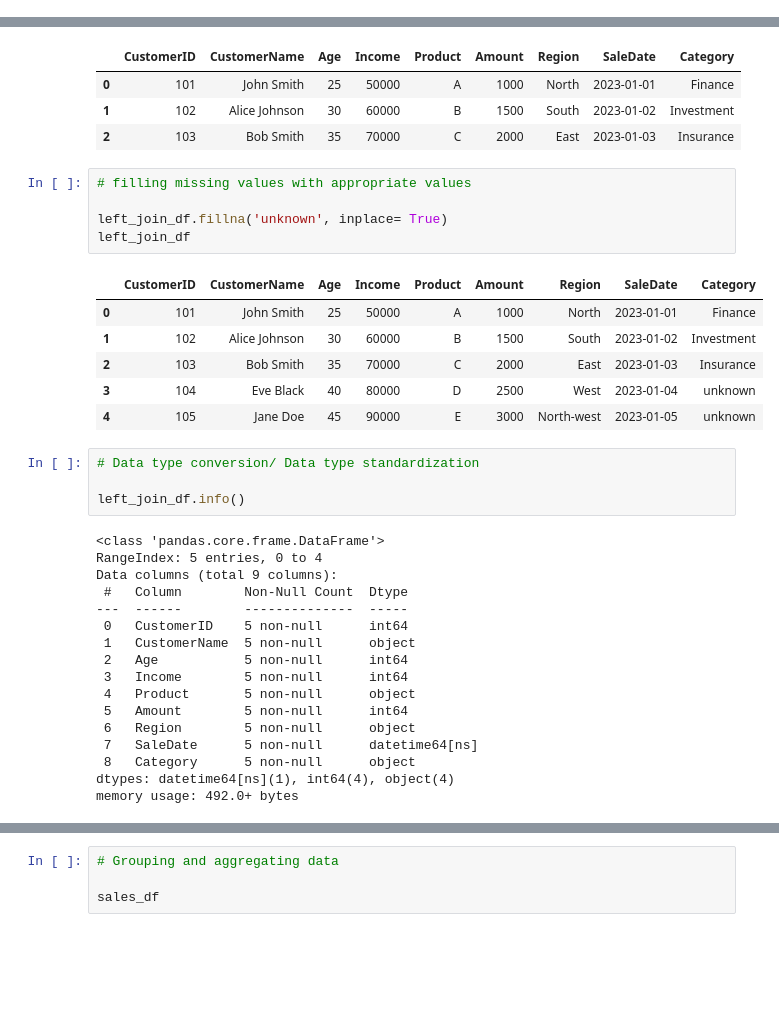
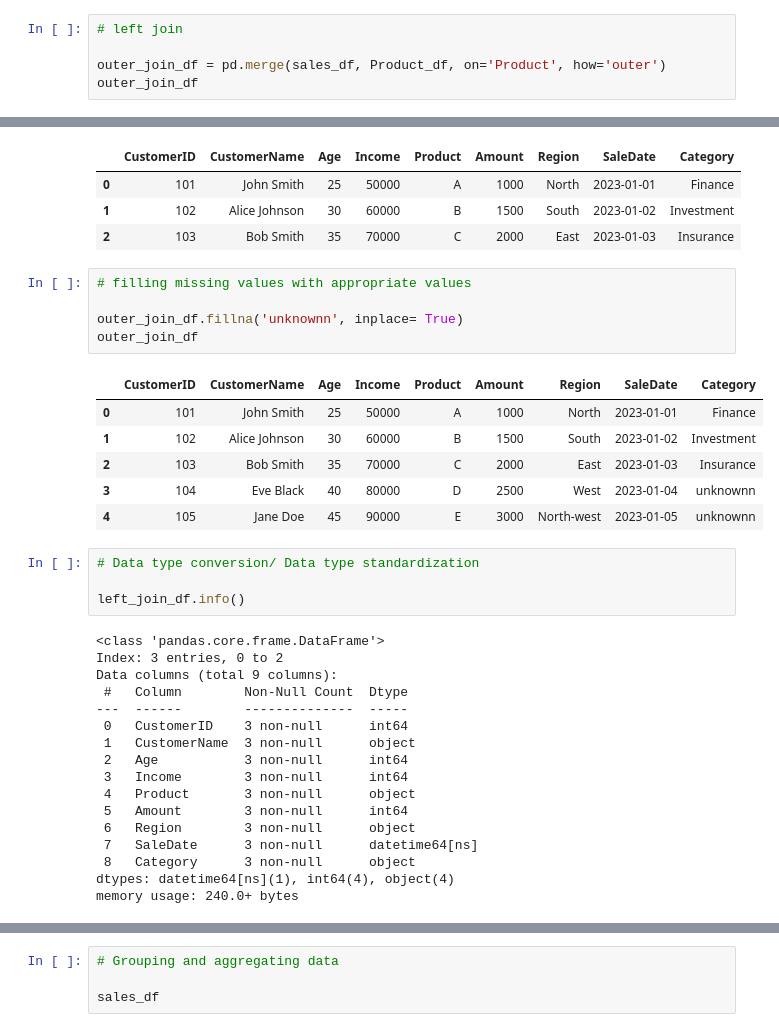
Before and after one commit to Seunelvis1/Data-Science, a Jupyter notebook: Python(Numpy&Pandas)/Numpy&Pandas.ipynb, the cells around one changed output, grey strips where cells are left out. Drawn from its saved outputs; the diff is of its cells as text; blank space fills up the shorter version.

```diff
--- a/Python(Numpy&Pandas)/Numpy&Pandas.ipynb
+++ b/Python(Numpy&Pandas)/Numpy&Pandas.ipynb
@@ -598,0 +613,5 @@ right_join_df
+# %%
+# left join
+
+outer_join_df = pd.merge(sales_df, Product_df, on='Product', how='outer')
+outer_join_df
@@ -647,36 +682,36 @@ left_join_df
 # %%
 # filling missing values with appropriate values
 
-left_join_df.fillna('unknown', inplace= True)
-left_join_df
+outer_join_df.fillna('unknownn', inplace= True)
+outer_join_df
 # %% [output]
 |  | CustomerID | CustomerName | Age | Income | Product | Amount | Region | SaleDate | Category |
 | 0 | 101 | John Smith | 25 | 50000 | A | 1000 | North | 2023-01-01 | Finance |
 | 1 | 102 | Alice Johnson | 30 | 60000 | B | 1500 | South | 2023-01-02 | Investment |
 | 2 | 103 | Bob Smith | 35 | 70000 | C | 2000 | East | 2023-01-03 | Insurance |
-| 3 | 104 | Eve Black | 40 | 80000 | D | 2500 | West | 2023-01-04 | unknown |
-| 4 | 105 | Jane Doe | 45 | 90000 | E | 3000 | North-west | 2023-01-05 | unknown |
+| 3 | 104 | Eve Black | 40 | 80000 | D | 2500 | West | 2023-01-04 | unknownn |
+| 4 | 105 | Jane Doe | 45 | 90000 | E | 3000 | North-west | 2023-01-05 | unknownn |
 # %%
 # Data type conversion/ Data type standardization
 
 left_join_df.info()
 # %% [output]
 <class 'pandas.core.frame.DataFrame'>
-RangeIndex: 5 entries, 0 to 4
+Index: 3 entries, 0 to 2
 Data columns (total 9 columns):
  #   Column        Non-Null Count  Dtype
 ---  ------        --------------  -----
- 0   CustomerID    5 non-null      int64
- 1   CustomerName  5 non-null      object
- 2   Age           5 non-null      int64
- 3   Income        5 non-null      int64
- 4   Product       5 non-null      object
- 5   Amount        5 non-null      int64
- 6   Region        5 non-null      object
- 7   SaleDate      5 non-null      datetime64[ns]
- 8   Category      5 non-null      object
+ 0   CustomerID    3 non-null      int64
+ 1   CustomerName  3 non-null      object
+ 2   Age           3 non-null      int64
+ 3   Income        3 non-null      int64
+ 4   Product       3 non-null      object
+ 5   Amount        3 non-null      int64
+ 6   Region        3 non-null      object
+ 7   SaleDate      3 non-null      datetime64[ns]
+ 8   Category      3 non-null      object
 dtypes: datetime64[ns](1), int64(4), object(4)
-memory usage: 492.0+ bytes
+memory usage: 240.0+ bytes
 # %%
 # converting datatype to str
 left_join_df['CustomerID'] = left_join_df['CustomerID'].astype(str)
```
Also changed, not shown: parts of 21 cells of this notebook, 10 other files.
